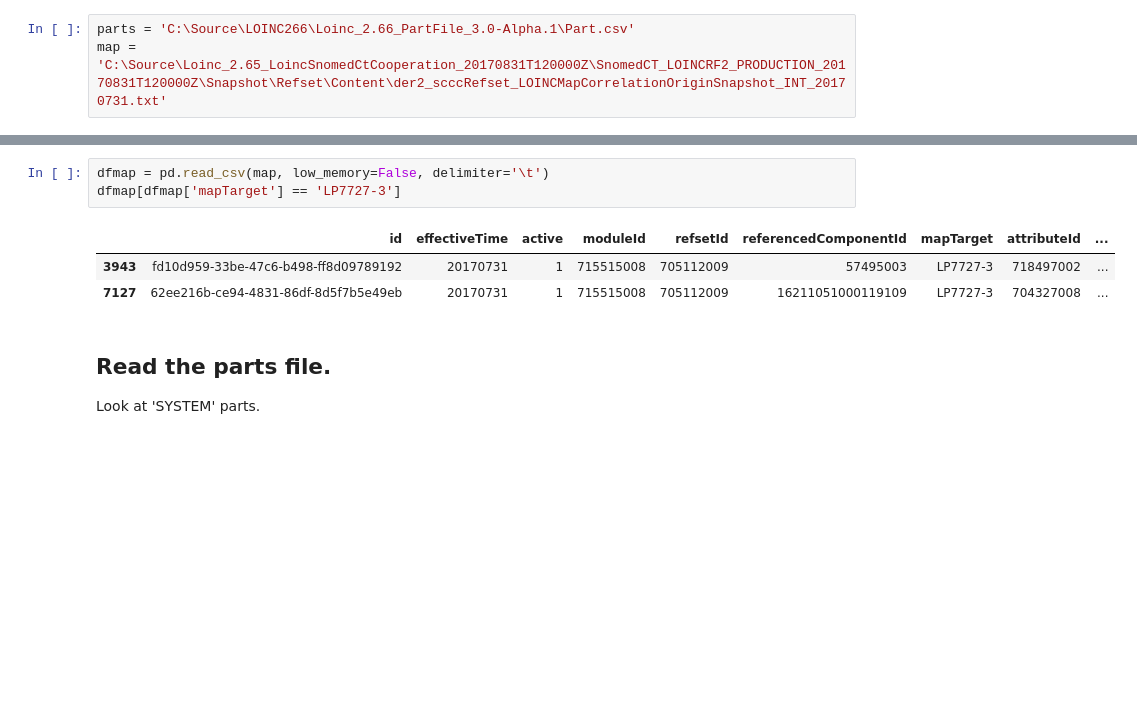
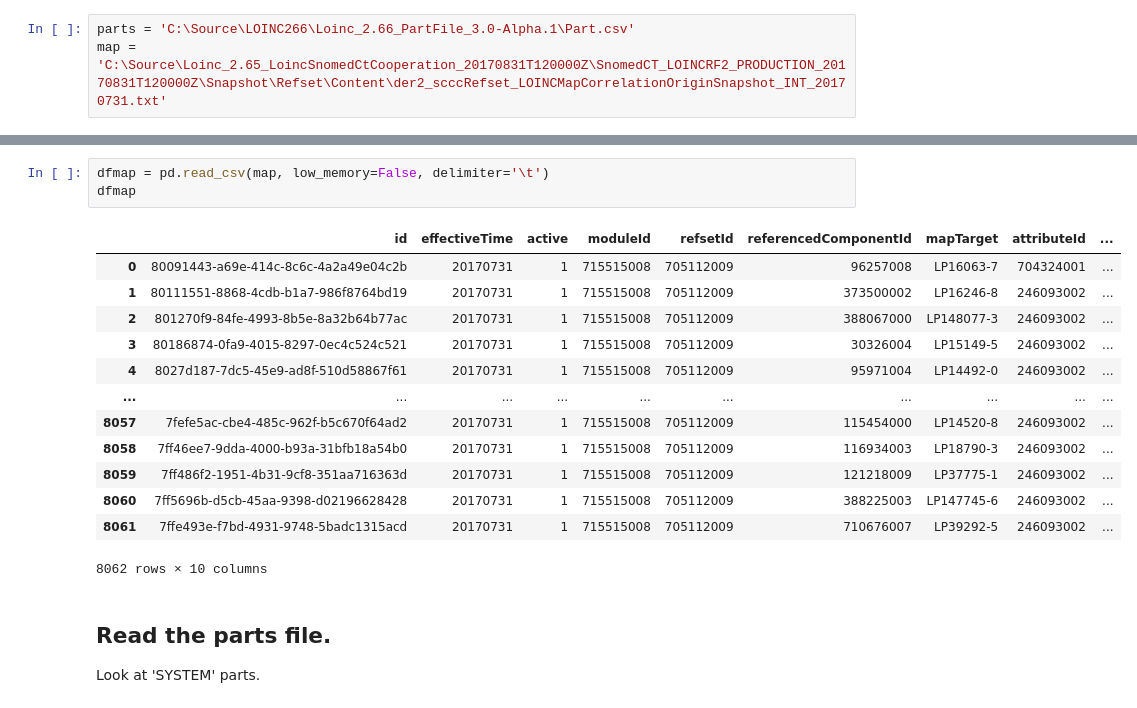
Before and after one commit to Nictiz/Labcodeset, a Jupyter notebook: mapping/snomedmap.ipynb, the cells around one changed output, grey strips where cells are left out. Cells and saved outputs as stored; diff of their text form; blank space fills up the shorter version.

```diff
--- a/mapping/snomedmap.ipynb
+++ b/mapping/snomedmap.ipynb
@@ -29,10 +14,20 @@ map = 'C:\Source\Loinc_2.65_LoincSnomedCtCooperation_20170831T120000Z\SnomedCT_L
 # %%
 dfmap = pd.read_csv(map, low_memory=False, delimiter='\t')
-dfmap[dfmap['mapTarget'] == 'LP7727-3']
+dfmap
 # %% [output]
 |  | id | effectiveTime | active | moduleId | refsetId | referencedComponentId | mapTarget | attributeId | ... |
-| 3943 | fd10d959-33be-47c6-b498-ff8d09789192 | 20170731 | 1 | 715515008 | 705112009 | 57495003 | LP7727-3 | 718497002 | ... |
-| 7127 | 62ee216b-ce94-4831-86df-8d5f7b5e49eb | 20170731 | 1 | 715515008 | 705112009 | 16211051000119109 | LP7727-3 | 704327008 | ... |
+| 0 | 80091443-a69e-414c-8c6c-4a2a49e04c2b | 20170731 | 1 | 715515008 | 705112009 | 96257008 | LP16063-7 | 704324001 | ... |
+| 1 | 80111551-8868-4cdb-b1a7-986f8764bd19 | 20170731 | 1 | 715515008 | 705112009 | 373500002 | LP16246-8 | 246093002 | ... |
+| 2 | 801270f9-84fe-4993-8b5e-8a32b64b77ac | 20170731 | 1 | 715515008 | 705112009 | 388067000 | LP148077-3 | 246093002 | ... |
+| 3 | 80186874-0fa9-4015-8297-0ec4c524c521 | 20170731 | 1 | 715515008 | 705112009 | 30326004 | LP15149-5 | 246093002 | ... |
+| 4 | 8027d187-7dc5-45e9-ad8f-510d58867f61 | 20170731 | 1 | 715515008 | 705112009 | 95971004 | LP14492-0 | 246093002 | ... |
+| ... | ... | ... | ... | ... | ... | ... | ... | ... | ... |
+| 8057 | 7fefe5ac-cbe4-485c-962f-b5c670f64ad2 | 20170731 | 1 | 715515008 | 705112009 | 115454000 | LP14520-8 | 246093002 | ... |
+| 8058 | 7ff46ee7-9dda-4000-b93a-31bfb18a54b0 | 20170731 | 1 | 715515008 | 705112009 | 116934003 | LP18790-3 | 246093002 | ... |
+| 8059 | 7ff486f2-1951-4b31-9cf8-351aa716363d | 20170731 | 1 | 715515008 | 705112009 | 121218009 | LP37775-1 | 246093002 | ... |
+| 8060 | 7ff5696b-d5cb-45aa-9398-d02196628428 | 20170731 | 1 | 715515008 | 705112009 | 388225003 | LP147745-6 | 246093002 | ... |
+| 8061 | 7ffe493e-f7bd-4931-9748-5badc1315acd | 20170731 | 1 | 715515008 | 705112009 | 710676007 | LP39292-5 | 246093002 | ... |
+8062 rows × 10 columns
 # %% [markdown]
 ## Read the parts file.
 Look at 'SYSTEM' parts.
```
Also changed, not shown: parts of 4 cells of this notebook, 21 other files.
